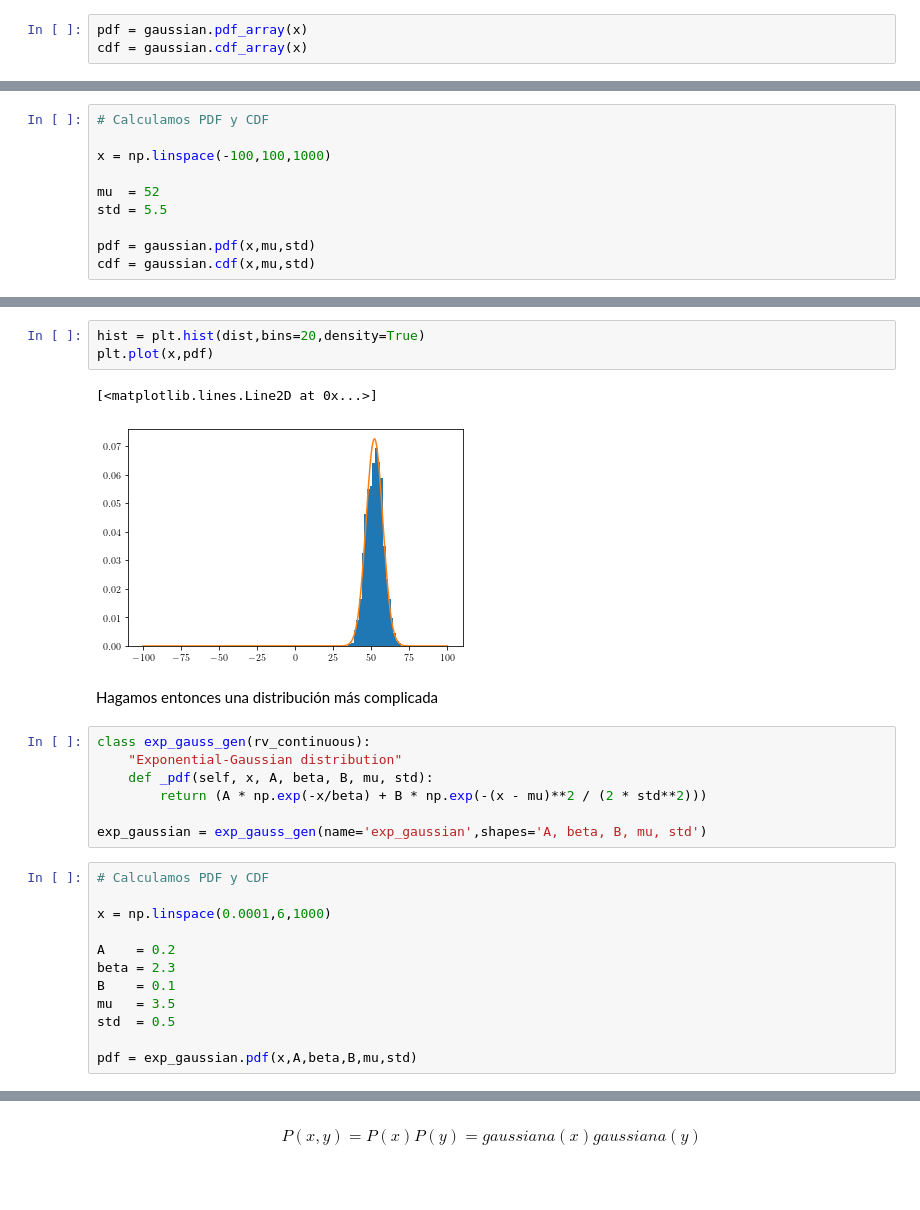
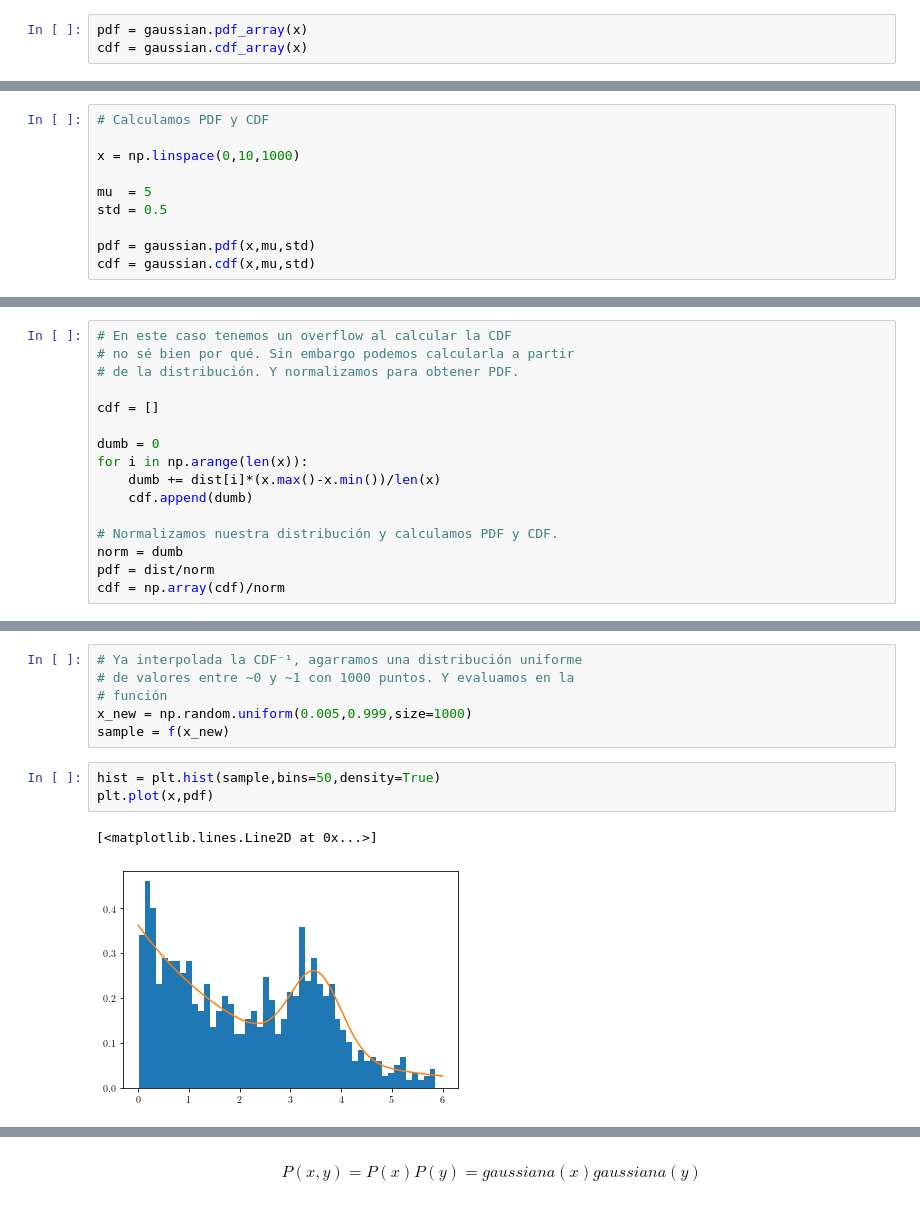
Before and after one commit to aaguayoo/Labo, a Jupyter notebook: Probabilidad.ipynb, the cells around one changed output, grey strips where cells are left out. Cells and saved outputs as stored; diff of their text form.

```diff
--- a/Probabilidad.ipynb
+++ b/Probabilidad.ipynb
@@ -404,0 +464,10 @@ cdf = gaussian.cdf_array(x)
+# %%
+# Calculamos PDF y CDF
+
+x = np.linspace(0,10,1000)
+
+mu  = 5
+std = 0.5
+
+pdf = gaussian.pdf(x,mu,std)
+cdf = gaussian.cdf(x,mu,std)
@@ -405,3 +525,19 @@ cdf = gaussian.cdf_array(x)
+# %%
+# En este caso tenemos un overflow al calcular la CDF
+# no sé bien por qué. Sin embargo podemos calcularla a partir
+# de la distribución. Y normalizamos para obtener PDF.
+
+cdf = []
+
+dumb = 0
+for i in np.arange(len(x)):
+    dumb += dist[i]*(x.max()-x.min())/len(x)
+    cdf.append(dumb)
+
+# Normalizamos nuestra distribución y calculamos PDF y CDF.
+norm = dumb
+pdf = dist/norm
+cdf = np.array(cdf)/norm
 # %%
 plt.plot(x,pdf)
 plt.plot(x,cdf)
@@ -440,10 +546,0 @@ gaussian = gaussian_gen(name='gaussian',shapes='mu, std')
-# %%
-# Calculamos PDF y CDF
-
-x = np.linspace(-100,100,1000)
-
-mu  = 52
-std = 5.5
-
-pdf = gaussian.pdf(x,mu,std)
-cdf = gaussian.cdf(x,mu,std)
@@ -464,27 +557,12 @@ dist = [gaussian.rvs(mu,std) for i in range(N)]
+# %%
+# Ya interpolada la CDF⁻¹, agarramos una distribución uniforme
+# de valores entre ~0 y ~1 con 1000 puntos. Y evaluamos en la
+# función
+x_new = np.random.uniform(0.005,0.999,size=1000)
+sample = f(x_new)
 # %%
-hist = plt.hist(dist,bins=20,density=True)
+hist = plt.hist(sample,bins=50,density=True)
 plt.plot(x,pdf)
 # %% [output]
 [<matplotlib.lines.Line2D at 0x...>]
-[figure, old version]
+[figure, new version]
-# %% [markdown]
-Hagamos entonces una distribución más complicada
-# %%
-class exp_gauss_gen(rv_continuous):
-    "Exponential-Gaussian distribution"
-    def _pdf(self, x, A, beta, B, mu, std):
-        return (A * np.exp(-x/beta) + B * np.exp(-(x - mu)**2 / (2 * std**2)))
-
-exp_gaussian = exp_gauss_gen(name='exp_gaussian',shapes='A, beta, B, mu, std')
-# %%
-# Calculamos PDF y CDF
-
-x = np.linspace(0.0001,6,1000)
-
-A    = 0.2
-beta = 2.3
-B    = 0.1
-mu   = 3.5
-std  = 0.5
-
-pdf = exp_gaussian.pdf(x,A,beta,B,mu,std)
```
Also changed, not shown: parts of 52 cells of this notebook, 5 other files.
